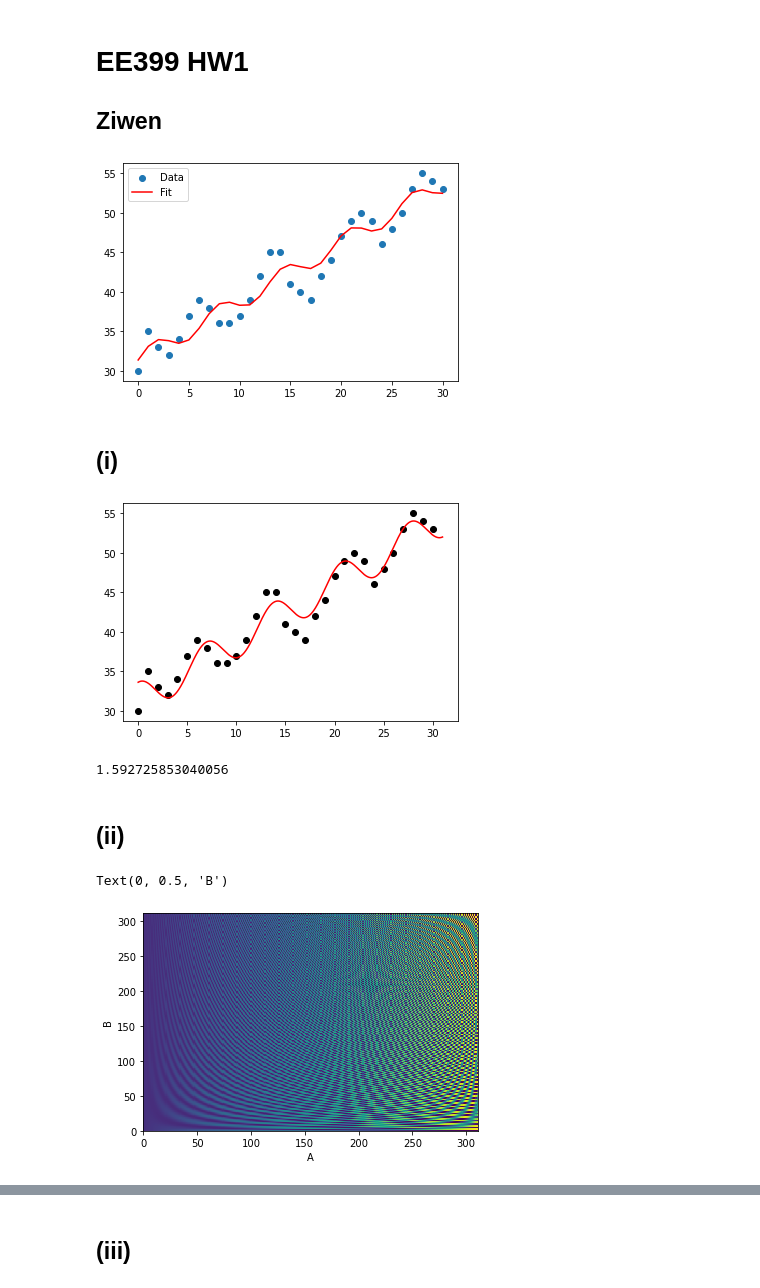
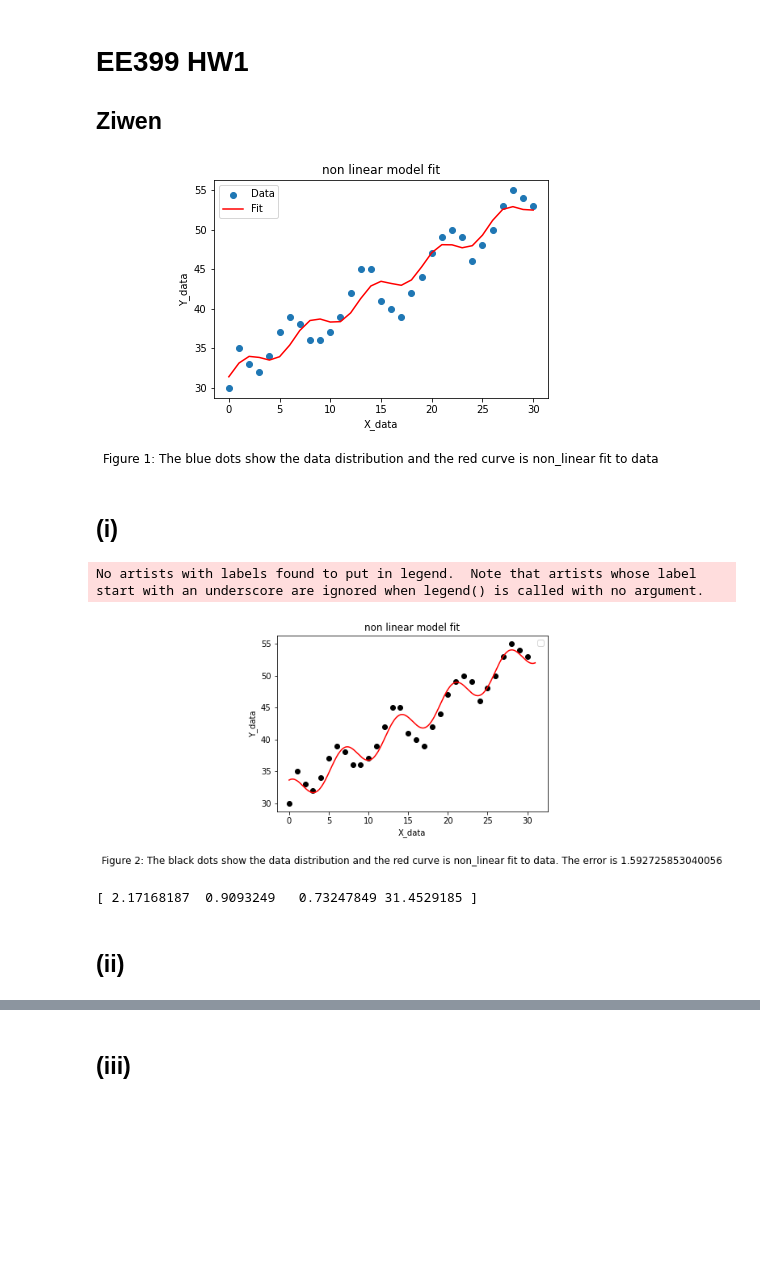
Before and after one commit to ZiwenLi0325/EE399, a Jupyter notebook: hw1/hw1.ipynb, the cells around one changed output, grey strips where cells are left out. Saved outputs shown, nothing was run; the diff lists cells and outputs as text; code cells hidden in the pictures; blank space fills up the shorter version.

Commit message:
update partial for graph and latex

```diff
--- a/hw1/hw1.ipynb
+++ b/hw1/hw1.ipynb
@@ -7,28 +7,33 @@ import scipy.optimize as opt
 import matplotlib.pyplot as plt
 from scipy.optimize import curve_fit
 # %%
+#examaple from ChatGPT generated code, fit nonlinear model without explicitly showing the least-square
 X=np.arange(0,31)
 Y=np.array([30, 35, 33, 32, 34, 37, 39, 38, 36, 36, 37, 39, 42, 45, 45, 41,
 40, 39, 42, 44, 47, 49, 50, 49, 46, 48, 50, 53, 55, 54, 53])
 
 # Define the nonlinear model
 def nonlinear_model(x, A, B, C, D):
     return A * np.sin(B * x) + C*x + D
 
 
 # Fit the model to the data
 popt, pcov = curve_fit(nonlinear_model, X, Y)
 
 # Extract the parameters
 a_fit, b_fit, c_fit, d_fit = popt
 
 # Plot the data and the fitted curve
 plt.scatter(X, Y, label='Data')
 plt.plot(X, nonlinear_model(X, a_fit, b_fit, c_fit, d_fit), 'r-', label='Fit')
 plt.legend()
+plt.title("non linear model fit")
+plt.xlabel("X_data")
+plt.ylabel("Y_data")
+plt.text(0.5, -0.3, 'Figure 1: The blue dots show the data distribution and the red curve is non_linear fit to data', ha='center', fontsize=12, transform=plt.gca().transAxes)
 plt.show()
 # %% [output]
-[figure, old version]
+[figure, new version]
 # %% [markdown]
 ## (i)
 # %%
@@ -44,28 +49,18 @@ c = res.x
 
 x2 = np.arange(0, 31.01, 0.01)
 yfit2 = (c[0]*np.cos(c[1]*x2)+c[2]*x2+c[3])
-
+plt.legend()
 plt.plot(np.arange(0, 31), Y, 'ko')
 plt.plot(x2, yfit2, 'r-')
+plt.xlabel("X_data")
+plt.ylabel("Y_data")
+plt.title("non linear model fit")
+plt.text(0.5, -0.3, 'Figure 2: The black dots show the data distribution and the red curve is non_linear fit to data. The error is ' + str(res.fun), ha='center', fontsize=12, transform=plt.gca().transAxes)
 plt.show()
-print(res.fun)
+print(c)
 # %% [output]
+No artists with labels found to put in legend.  Note that artists whose label start with an underscore are ignored when legend() is called with no argument.
-[figure, old version]
+[figure, new version]
-1.592725853040056
+[ 2.17168187  0.9093249   0.73247849 31.4529185 ]
 # %% [markdown]
 ## (ii)
-# %%
-#sweeping through A and B, fix C and D
-A_range = np.arange(0, 31.01, 0.1)
-B_range = np.arange(0, 31.01, 0.1)
-x2 = np.arange(0, 31.01, 0.1)
-AA_range, BB_range = np.meshgrid(A_range, B_range, indexing='xy')
-def mesplot(c,x,A,B):
-    return (A*np.cos(B*x)+c[2]*x+c[3])
-
-plt.pcolor(mesplot(c,x2,AA_range,BB_range))
-plt.xlabel("A")
-plt.ylabel("B")
-# %% [output]
-Text(0, 0.5, 'B')
-[figure, removed]
```
Also changed, not shown: parts of 30 cells of this notebook, 1 other file.
